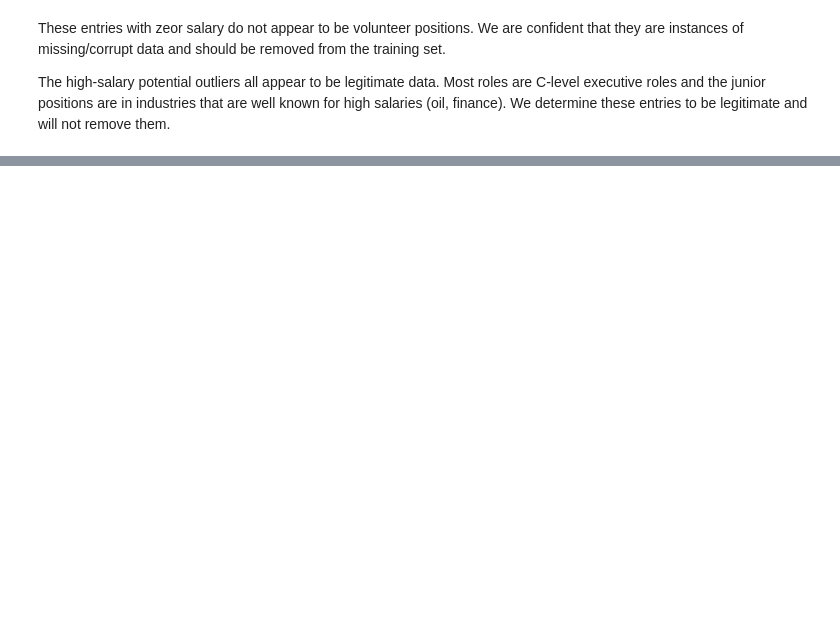
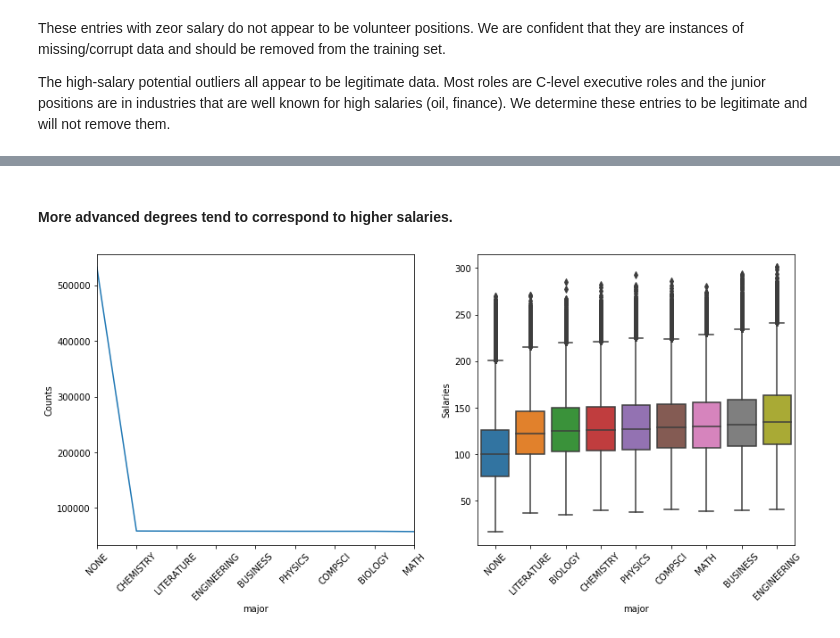
Before and after one commit to Acerunner/salary_prediction_project, a Jupyter notebook: salary_eda(template).ipynb, the cells around one changed output, grey strips where cells are left out. Saved outputs shown, nothing was run; the diff lists cells and outputs as text; code cells hidden in the pictures; blank space fills up the shorter version.

```diff
--- a/salary_eda(template).ipynb
+++ b/salary_eda(template).ipynb
@@ -298,0 +327,6 @@ def plot_feature(df, col):
+# %% [markdown]
+#### More advanced degrees tend to correspond to higher salaries.
+# %%
+plot_feature(train_df, 'major')
+# %% [output]
+[figure, added]
```
Also changed, not shown: parts of 22 cells of this notebook, 1 other file.
